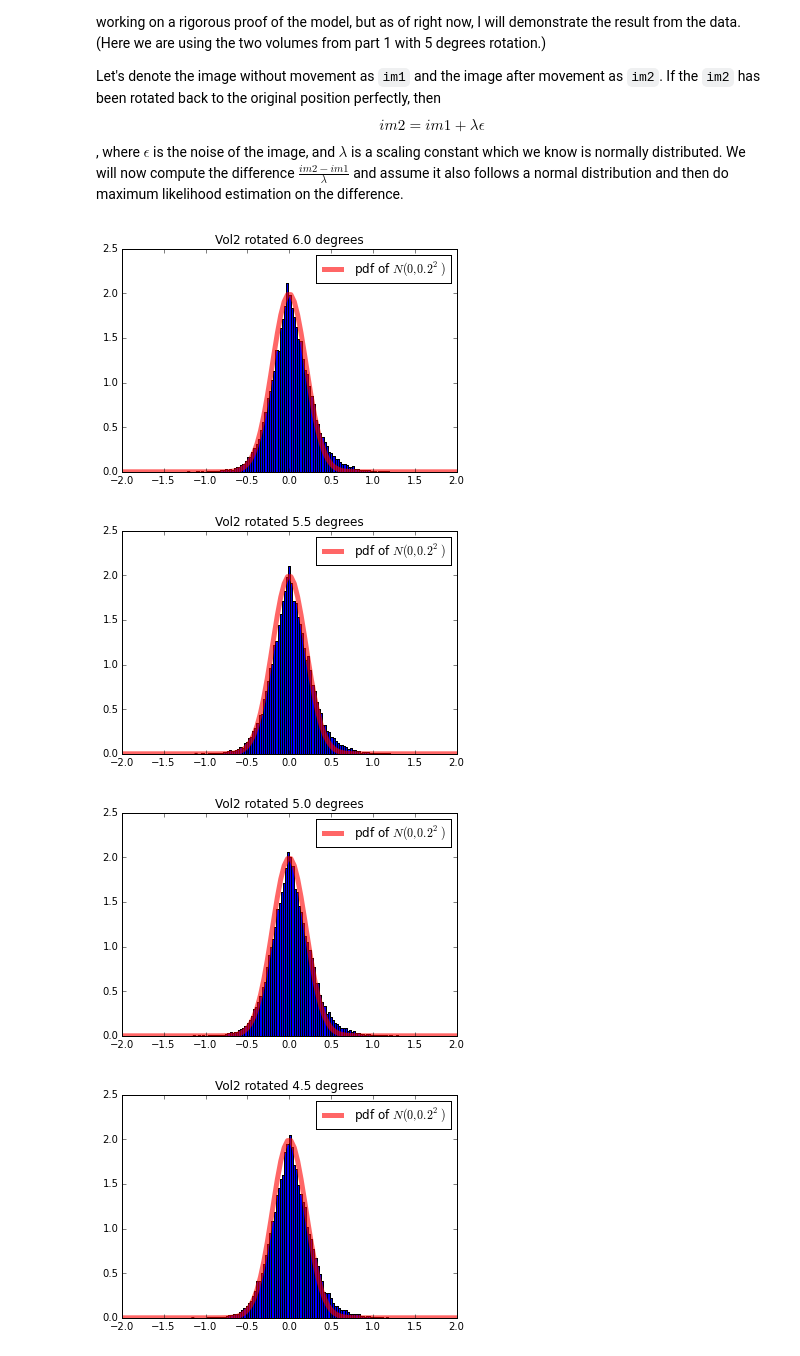
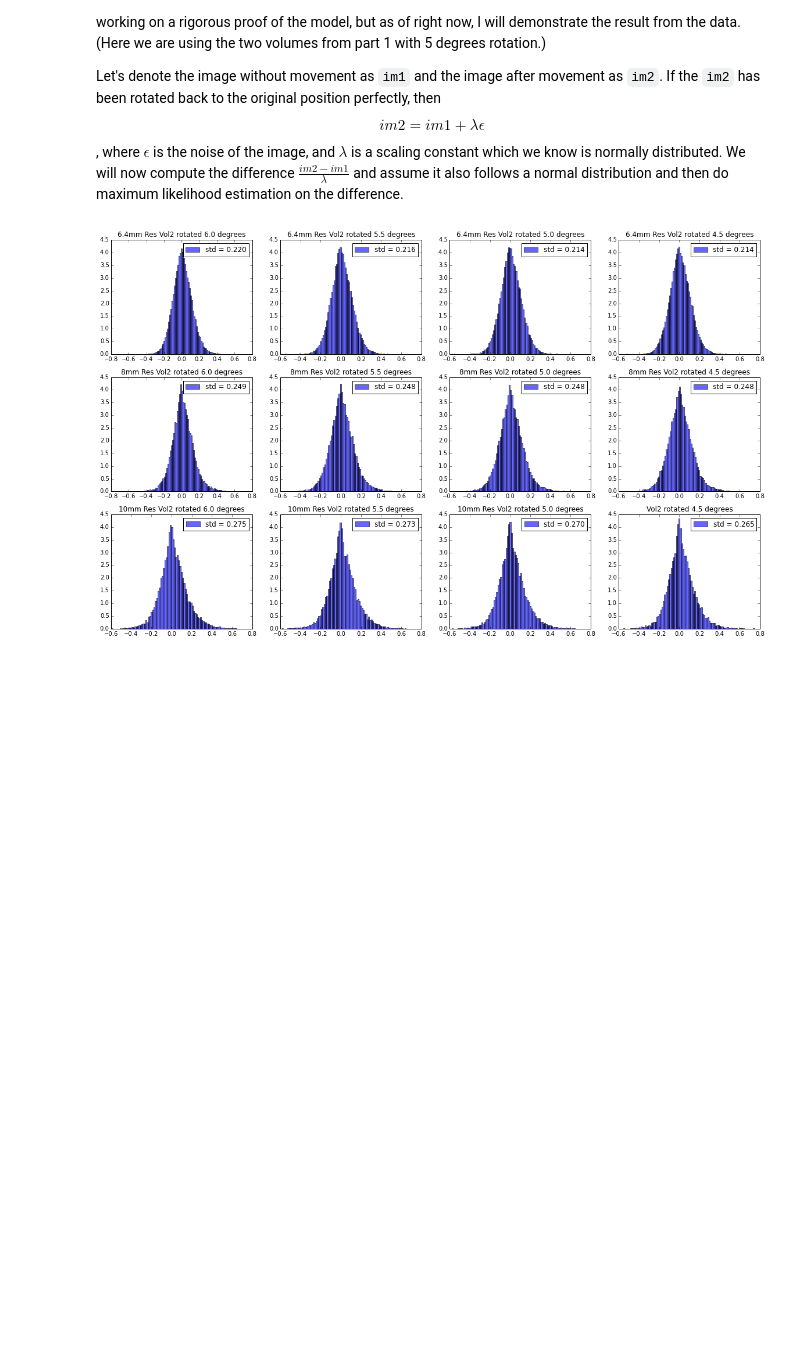
Before and after one commit to zyzdiana/AC297r-Volume-Registration, a Jupyter notebook: Multiple_Resolutions.ipynb, the cells around one changed output. Drawn from its saved outputs; the diff is of its cells as text; code cells hidden in the pictures; blank space fills up the shorter version.

Commit message:
Bessel on New Data

```diff
--- a/Multiple_Resolutions.ipynb
+++ b/Multiple_Resolutions.ipynb
@@ -154,21 +158,40 @@ Let's denote the image without movement as `im1` and the image after movement as
 # %%
 from scipy.stats import norm
 thetas=np.arange(-6,-4,0.5)
 t = np.zeros([3,])
-sig = 0.2
+sig = 0.24
+k = 3
 x = np.linspace(-2, 2, 100)
 y = norm.pdf(x, 0, sig)
-for th in thetas:
+fig, ax = plt.subplots(3,4)
+fig.set_figwidth(20)
+fig.set_figheight(12)
+for idx,th in enumerate(thetas):
     R = rotation_matrix_zyx(0,th,0)
-    new_vol2 = transform(list_8mm[3], R, t)
-    data = (new_vol2-list_8mm[0]).ravel()
-    plt.hist(2*data/((new_vol2+list_8mm[0]).ravel()), bins=100, normed=True)
-    plt.plot(x, y,'r-', lw=5, alpha=0.6, label = 'pdf of $N(0,0.2^2)$')
+
+    new_vol2 = transform(list_6_4mm[k], R, t)
+    std = np.std(2.*(new_vol2-list_6_4mm[0])/(new_vol2+list_6_4mm[0]))
+    ax[0][idx].hist(((new_vol2-list_6_4mm[0])/(new_vol2+list_6_4mm[0])).ravel(),
+                    bins=100, alpha = 0.6, normed=True, label='std = %.3f'%std)
+    ax[0][idx].set_title('6.4mm Res Vol2 rotated %s degrees' % -th)
+    ax[0][idx].legend()
+
+    new_vol2 = transform(list_8mm[k], R, t)
+    std = np.std(2.*(new_vol2-list_8mm[0])/(new_vol2+list_8mm[0]))
+    ax[1][idx].hist(((new_vol2-list_8mm[0])/(new_vol2+list_8mm[0])).ravel(),
+                    bins=100, alpha = 0.6, normed=True, label='std = %.3f'%std)
+    ax[1][idx].set_title('8mm Res Vol2 rotated %s degrees' % -th)
+    ax[1][idx].legend()
+
+    new_vol2 = transform(list_10mm[k], R, t)
+    std = np.std(2.*(new_vol2-list_10mm[0])/(new_vol2+list_10mm[0]))
+    ax[2][idx].hist(((new_vol2-list_10mm[0])/(new_vol2+list_10mm[0])).ravel(),
+                    bins=100, alpha = 0.6, normed=True, label='std = %.3f'%std)
+    ax[2][idx].set_title('10mm Res Vol2 rotated %s degrees' % -th)
+    ax[2][idx].legend()
+    #plt.plot(x, y,'r-', lw=5, alpha=0.6, label = 'pdf of $N(0,0.2^2)$')
     plt.title('Vol2 rotated %s degrees' % -th)
-    plt.legend()
-    plt.show()
+plt.show()
+plt.close(fig)
 # %% [output]
-[figure, old version]
+[figure, new version]
-[figure, removed]
-[figure, removed]
-[figure, removed]
```
Also changed, not shown: parts of 20 cells of this notebook, 10 other files.
